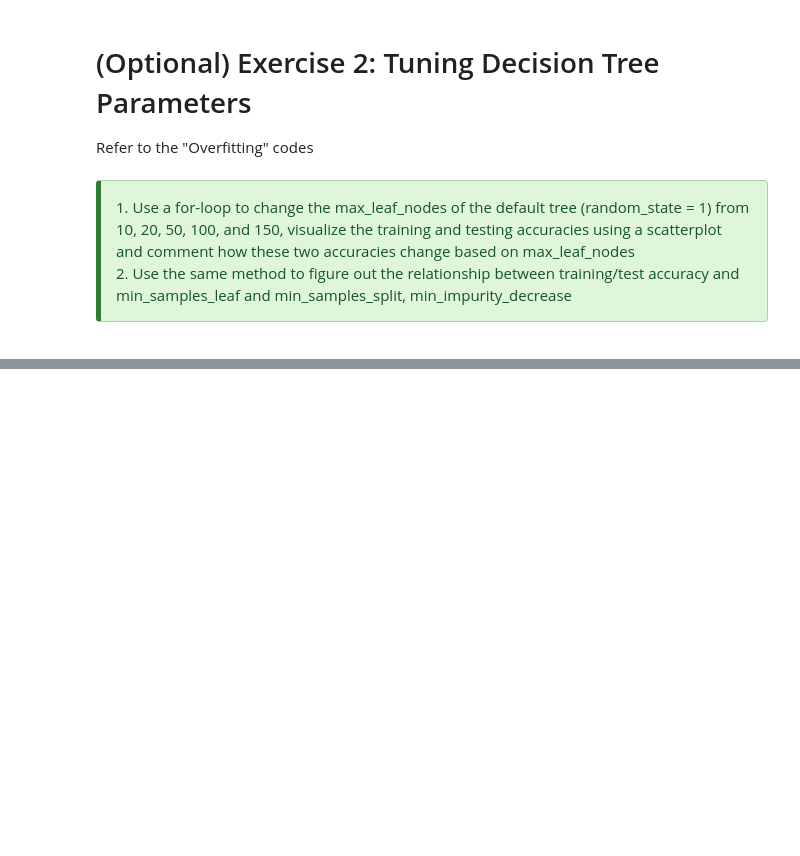
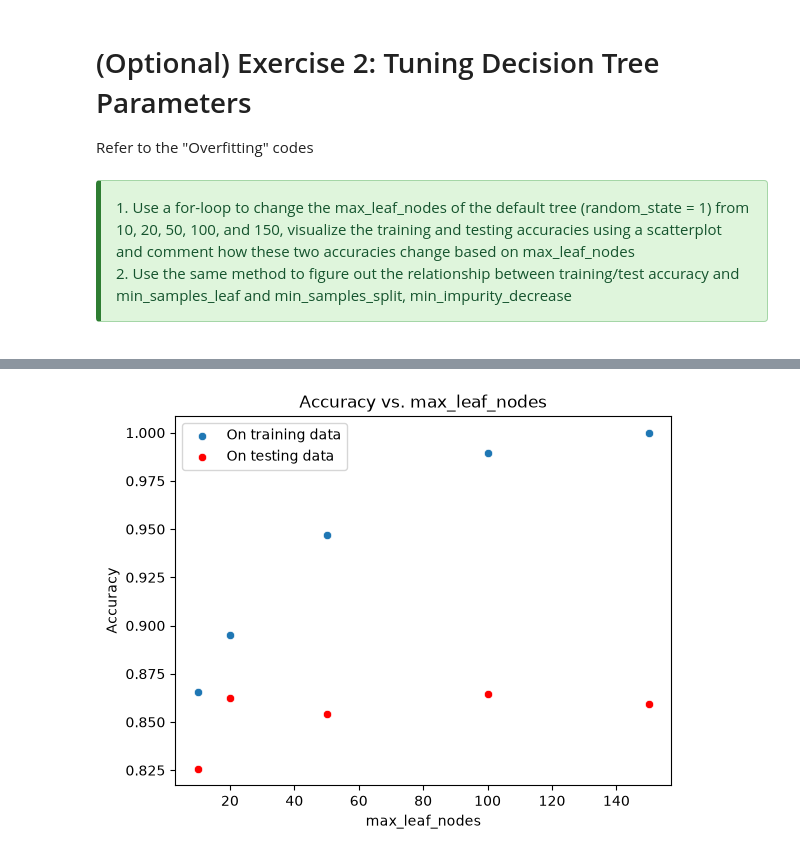
Before and after one commit to junseo25/comm4259-work, a Jupyter notebook: lab_04/09-28-26_Jun_Seo_Lee_Lab_04-Predictive_Modeling.ipynb, the cells around one changed output, grey strips where cells are left out. Cells and saved outputs as stored; diff of their text form; code cells hidden in the pictures; blank space fills up the shorter version.

```diff
--- a/lab_04/09-28-26_Jun_Seo_Lee_Lab_04-Predictive_Modeling.ipynb
+++ b/lab_04/09-28-26_Jun_Seo_Lee_Lab_04-Predictive_Modeling.ipynb
@@ -560,0 +569,28 @@ Refer to the "Overfitting" codes
+# %%
+train_acc = []
+test_acc = []
+size = []
+max_leaf = [10, 20, 50, 100, 150]
+
+# Build decision trees with different max_leaf_nodes
+for i in max_leaf:
+    # Define a default decision tree, only changing max_leaf_nodes
+    dt = DecisionTreeClassifier(max_leaf_nodes = i, random_state = 1)
+    # Tree on the training data
+    dt = dt.fit(X_train, y_train)
+
+    # Obtain training accuracy
+    y_pred_train = dt.predict(X_train)
+    train_acc.append(accuracy_score(y_train, y_pred_train))
+
+    # Obtain testing accuracy
+    y_pred_test = dt.predict(X_test)
+    test_acc.append(accuracy_score(y_test, y_pred_test))
+
+    # Obtain tree size
+    size.append(dt.tree_.node_count)
+
+# Log the max_leaf_nodes, tree size, training and test accuracy in a dataframe
+tree_log = {'max_leaf_nodes':max_leaf, 'size':size, 'train_acc':train_acc, 'test_acc':test_acc}
+leaf_df = pd.DataFrame(tree_log)
+leaf_df
@@ -560,0 +604,9 @@ Refer to the "Overfitting" codes
+# %%
+#Visualize the relationship between max_leaf_nodes, training and test accuracy
+sns.scatterplot(x = "max_leaf_nodes", y = "train_acc", data = leaf_df, label = 'On training data')
+sns.scatterplot(x = "max_leaf_nodes", y = "test_acc", data = leaf_df, label = 'On testing data',
+                color = 'r').set(xlabel = 'max_leaf_nodes', ylabel = "Accuracy",
+                                 title = "Accuracy vs. max_leaf_nodes")
+plt.savefig("max_leaf_nodes.png")
+# %% [output]
+[figure, added]
```
Also changed, not shown: parts of 10 cells of this notebook, 9 other files.
